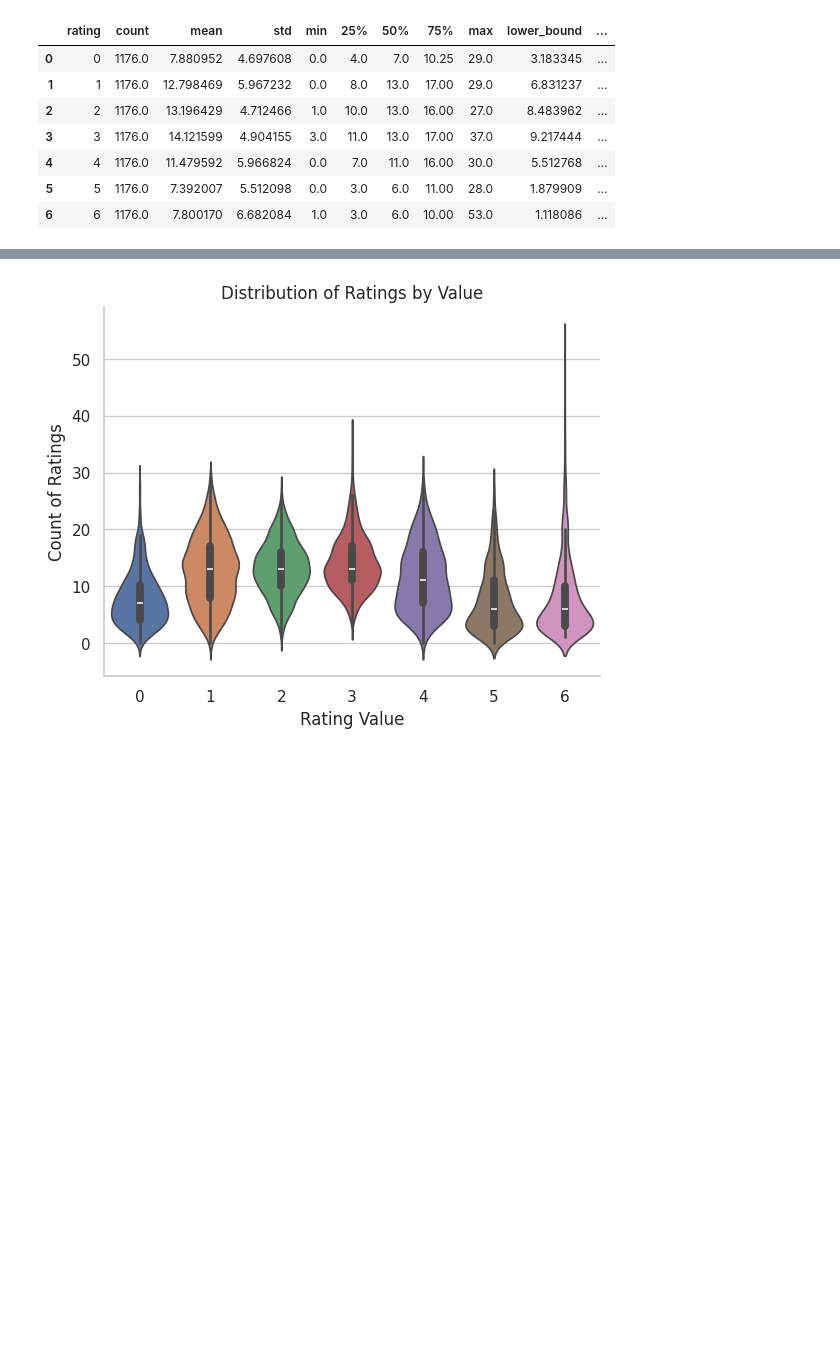
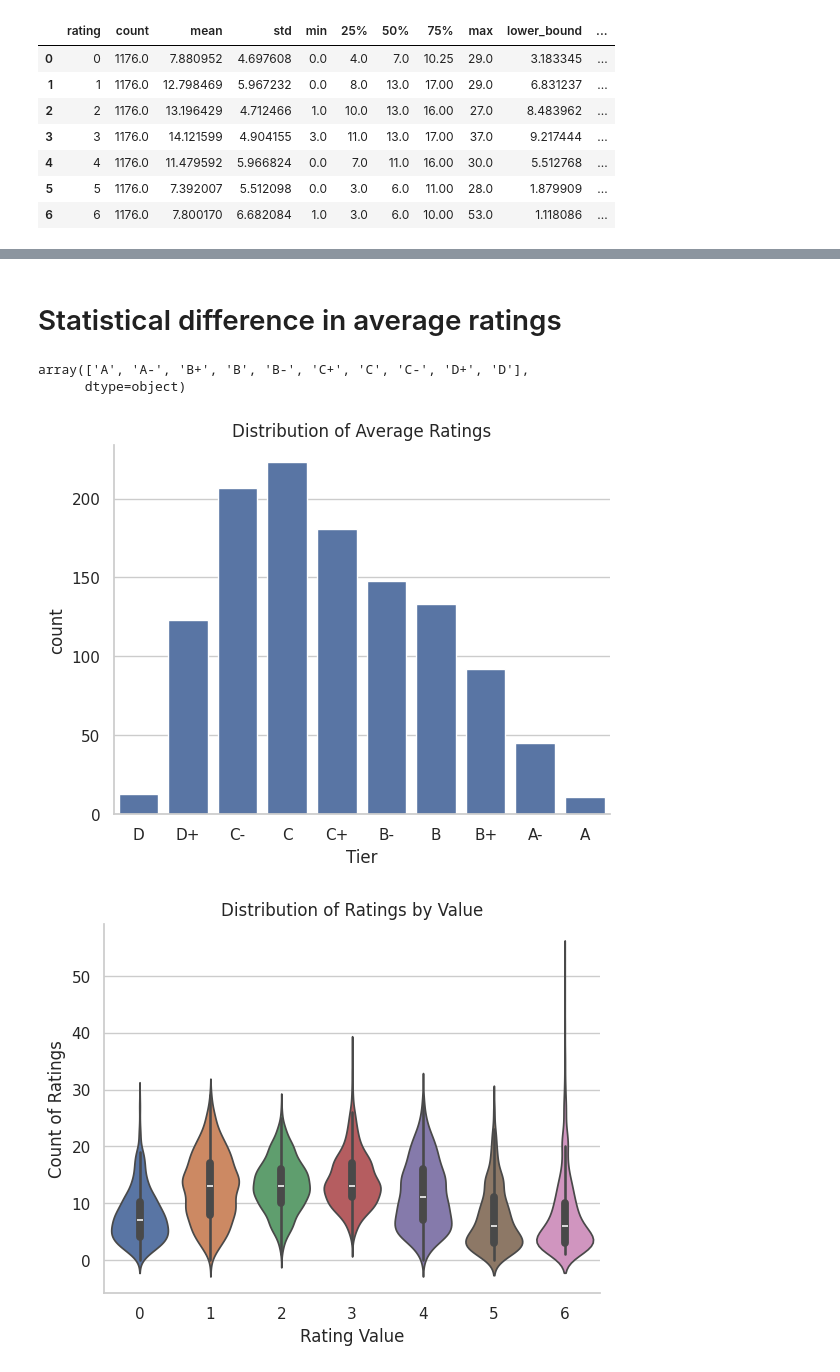
Before and after one commit to Nate-Sheibley/favorite_letters, a Jupyter notebook: favorite_letters.ipynb, the cells around one changed output, grey strips where cells are left out. Cells and saved outputs as stored; diff of their text form; code cells hidden in the pictures; blank space fills up the shorter version.

Commit message:
tier freq table added

```diff
--- a/favorite_letters.ipynb
+++ b/favorite_letters.ipynb
@@ -22,10 +22,14 @@ Requirement already satisfied: patsy>=0.5.6 in ./.venv/lib/python3.13/site-packa
 import pathlib as plib
 
 import pandas as pd
-import pingouin
+
+import scipy.stats as st
+import pingouin as pg # for post-host pairwise test
+from statsmodels.stats.anova import AnovaRM # for anova test
 
 import matplotlib.pyplot as plt
 import seaborn as sns
+sns.set_theme(style="whitegrid")
 import altair as alt
 # %%
 cwd = plib.Path.cwd()
@@ -114,6 +118,28 @@ stdev = alt.Chart(plot_describe_df).mark_line().encode(
 )
 # %% [output]
 [interactive output not drawn]
+# %% [markdown]
+# Statistical difference in average ratings
+# %%
+tier_full = ['S+', 'S', 'S-', 'A+', 'A', 'A-', 'B+', 'B', 'B-', 'C+', 'C', 'C-', 'D+', 'D', 'D-', 'F']
+data['tier'].unique()
+# %% [output]
+array(['A', 'A-', 'B+', 'B', 'B-', 'C+', 'C', 'C-', 'D+', 'D'],
+      dtype=object)
+# %%
+used_columns = ['0', '1', '2', '3', '4', '5', '6']
+df = data.loc[:, used_columns]
+fig, ax = plt.subplots()
+sns.countplot(data=data, x= 'tier')
+
+ax.xaxis.set_inverted(True)
+ax.set_xlabel("Tier")
+ax.set_title("Distribution of Average Ratings")
+ax.grid(False, axis='x')
+sns.despine()
+fig.savefig("images/tier_dist_histogram")
+# %% [output]
+[figure, added]
 # %%
 # Pull out a specific subset of columns
 used_columns = ['0', '1', '2', '3', '4', '5', '6']
```
Also changed, not shown: parts of 2 cells of this notebook, 1 other file.
